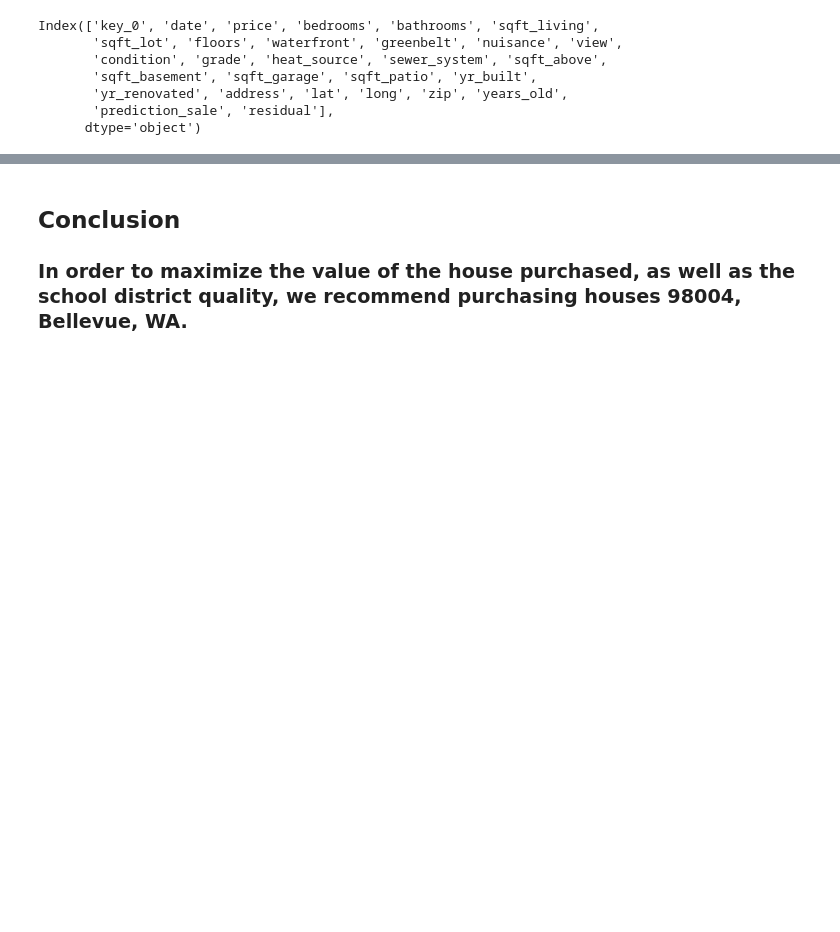
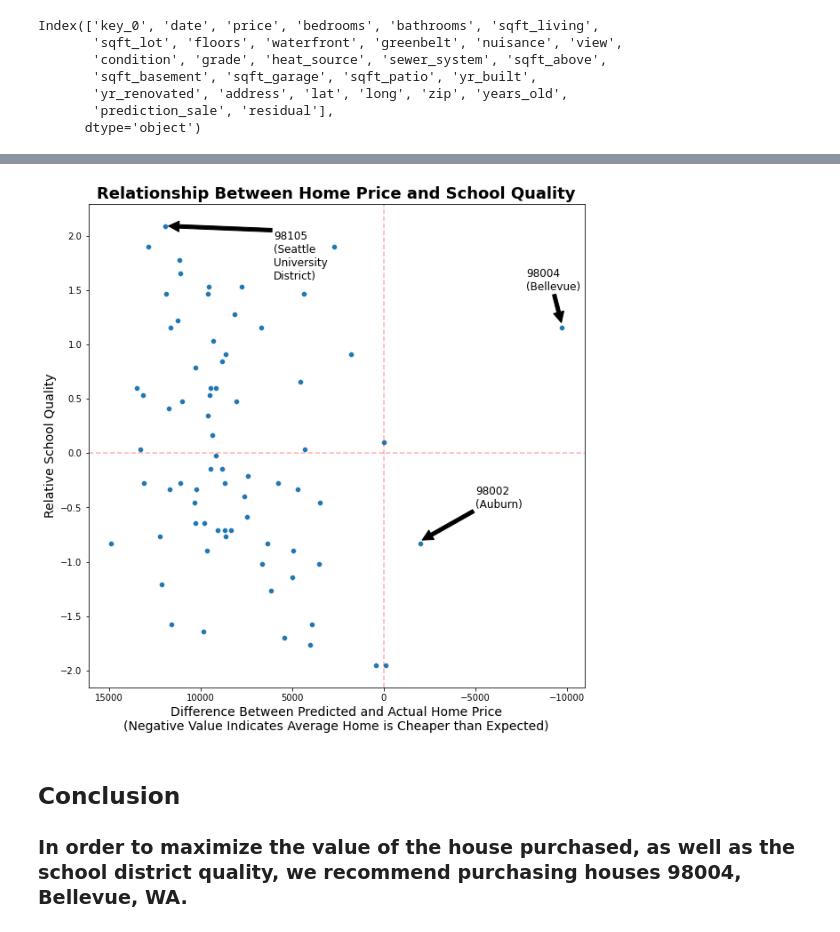
Before and after one commit to emgerber88/Kings-County-Real-Estate-analysis-NAEG, a Jupyter notebook: Nadya/Biz Question copy.ipynb, the cells around one changed output, grey strips where cells are left out. Cells and saved outputs as stored; diff of their text form; code cells hidden in the pictures; blank space fills up the shorter version.

Commit message:
added a viz to biz question notebook

```diff
--- a/Nadya/Biz Question copy.ipynb
+++ b/Nadya/Biz Question copy.ipynb
@@ -1076,3 +1076,38 @@ biz_question_averages.loc[(biz_question_averages['scaled_schools'] >= 0) |
+# %%
+# initialize figure
+fig, ax = plt.subplots(figsize = (10, 10))
+
+# create scatterplot
+sns.scatterplot(data = biz_question_averages,
+                x = 'residual',
+                y = 'scaled_schools',
+                legend = False,
+                palette='dodgerblue')
+
+# flip axis because smaller residuals indicate better value
+ax.invert_xaxis()
+
+# draw lines to demarcate quadrants
+plt.axhline(y=0, color='r', linestyle='--', alpha = 0.3)
+plt.axvline(x=0, color='r', linestyle='--', alpha = 0.3)
+
+# set axis labels and title
+ax.set_xlabel('Difference Between Predicted and Actual Home Price\n(Negative Value Indicates Average Home is Cheaper than Expected)', fontsize = 14)
+ax.set_ylabel('Relative School Quality', fontsize = 14)
+ax.set_title('Relationship Between Home Price and School Quality', fontsize = 18, weight = 'bold')
+
+# label specific zip codes of interest
+ax.annotate('98004\n(Bellevue)',  \
+            xy=(-9700, 1.2), xytext=(-7800, 1.5),\
+            arrowprops={'facecolor': 'black'}, fontsize = 12, c = 'black')
+ax.annotate('98105\n(Seattle\nUniversity\nDistrict)',  \
+            xy=(11750, 2.089214), xytext=(6000, 1.6),\
+            arrowprops={'facecolor': 'black'}, fontsize = 12, c = 'black')
+ax.annotate('98002\n(Auburn)',  \
+            xy=(-2100, -0.8), xytext=(-5000, -0.5),\
+            arrowprops={'facecolor': 'black'}, fontsize = 12, c = 'black');
+# %% [output]
+[figure, added]
 # %% [markdown]
 ## Conclusion
 
```
Also changed, not shown: parts of 12 cells of this notebook.
